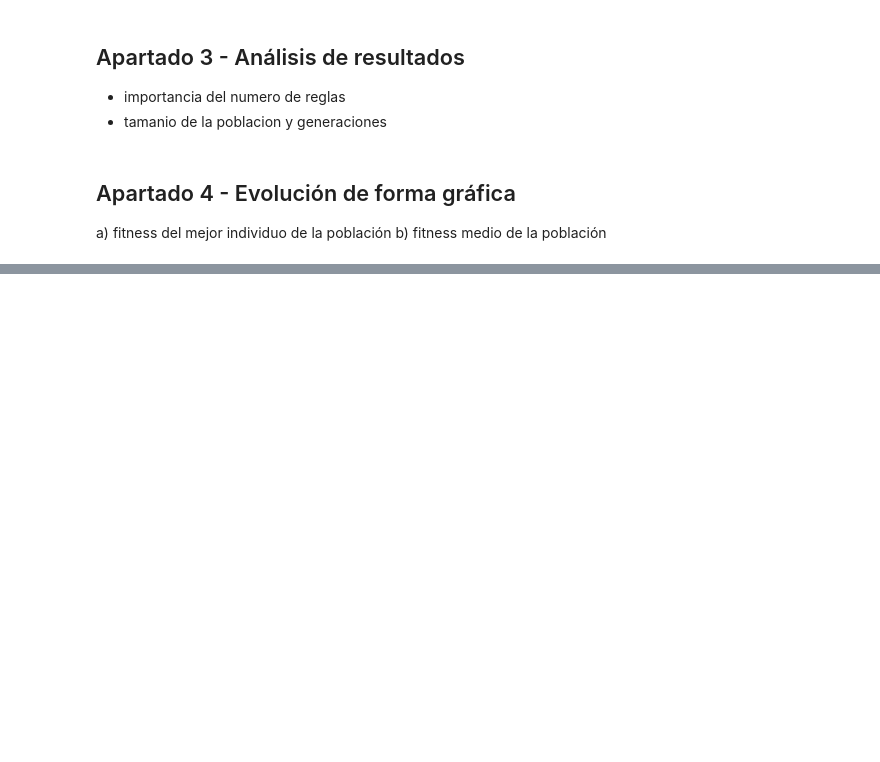
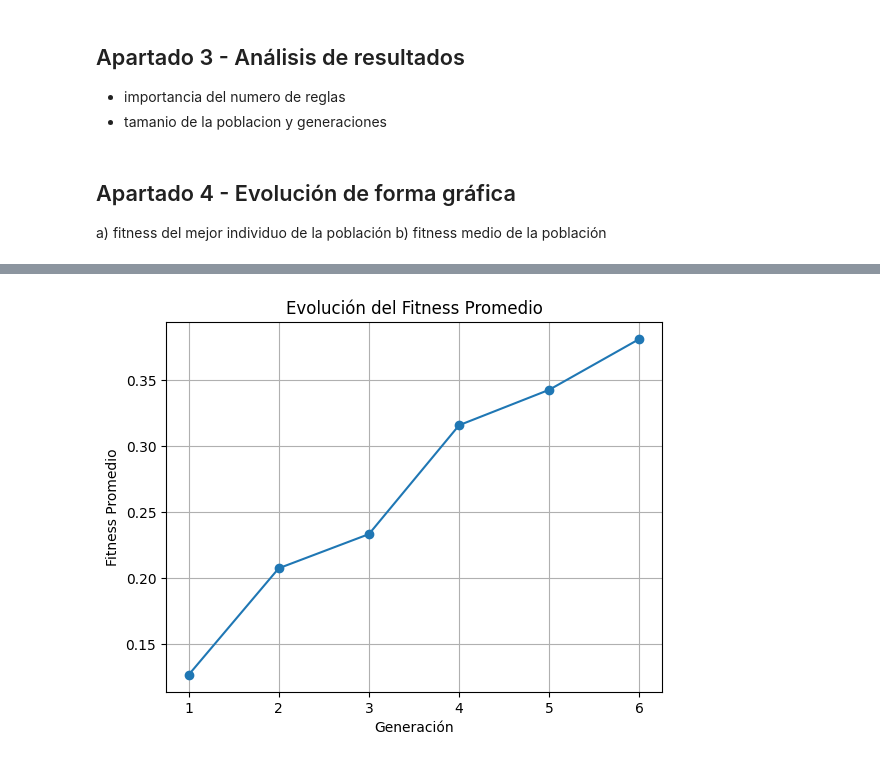
Before and after one commit to CarlosCRG19/fundamentos-de-aprendizaje-automatico, a Jupyter notebook: FAAP4_1461_6/Memoria.ipynb, the cells around one changed output, grey strips where cells are left out. Cells and saved outputs as stored; diff of their text form; code cells hidden in the pictures; blank space fills up the shorter version.

```diff
--- a/FAAP4_1461_6/Memoria.ipynb
+++ b/FAAP4_1461_6/Memoria.ipynb
@@ -41,0 +128,11 @@ b) fitness medio de la población
+# %%
+fitness_promedio = [generacion.promedio_fitness() for generacion in generaciones]
+
+plt.plot(list(range(1, len(generaciones) + 1)), fitness_promedio, marker='o')
+plt.title('Evolución del Fitness Promedio')
+plt.xlabel('Generación')
+plt.ylabel('Fitness Promedio')
+plt.grid(True)
+plt.show()
+# %% [output]
+[figure, added]
```
Also changed, not shown: parts of 7 cells of this notebook, 3 other files.
